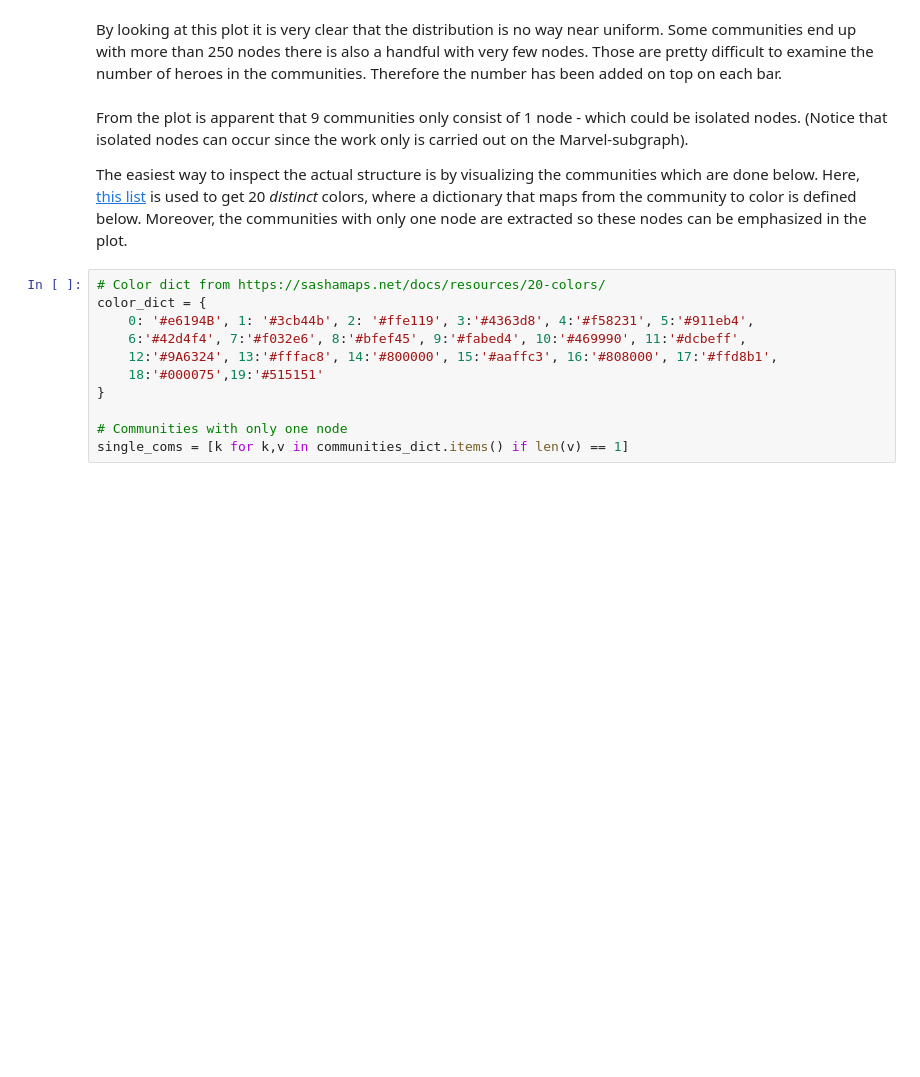
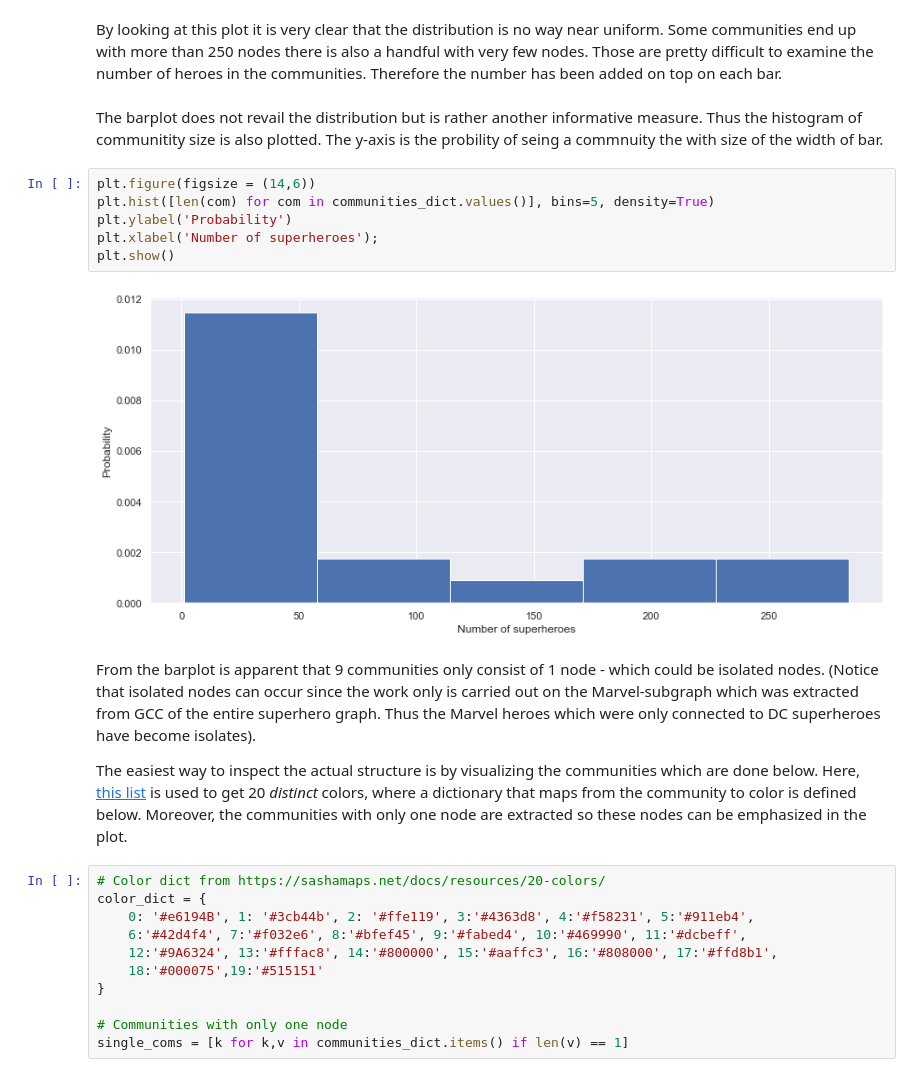
Before and after one commit to idariis/Social-Graphs-Project-E20, a Jupyter notebook: Assignment2/Assignment2.ipynb, the cells around one changed output. Saved outputs shown, nothing was run; the diff lists cells and outputs as text; blank space fills up the shorter version.

```diff
--- a/Assignment2/Assignment2.ipynb
+++ b/Assignment2/Assignment2.ipynb
@@ -604,9 +603,18 @@ plt.show()
 [figure]
 # %% [markdown]
 By looking at this plot it is very clear that the distribution is no way near uniform. Some communities end up with more than 250 nodes there is also a handful with very few nodes. Those are pretty difficult to examine the number of heroes in the communities. Therefore the number has been added on top on each bar.
+# %% [markdown]
+The barplot does not revail the distribution but is rather another informative measure. Thus the histogram of communitity size is also plotted. The y-axis is the probility of seing a commnuity the with size of the width of bar.
+# %%
+plt.figure(figsize = (14,6))
+plt.hist([len(com) for com in communities_dict.values()], bins=5, density=True)
+plt.ylabel('Probability')
+plt.xlabel('Number of superheroes');
+plt.show()
+# %% [output]
+[figure, added]
 # %% [markdown]
-
-From the plot is apparent that 9 communities only consist of 1 node -  which could be isolated nodes.  (Notice that isolated nodes can occur since the work only is carried out on the Marvel-subgraph).
+From the barplot is apparent that 9 communities only consist of 1 node -  which could be isolated nodes.  (Notice that isolated nodes can occur since the work only is carried out on the Marvel-subgraph which was extracted from GCC of the entire superhero graph. Thus the Marvel heroes which were only connected to DC superheroes have become isolates).
 
 The easiest way to inspect the actual structure is by visualizing the communities which are done below. Here, [this list](https://sashamaps.net/docs/resources/20-colors/) is used to get 20 *distinct* colors, where a dictionary that maps from the community to color is defined below. Moreover, the communities with only one node are extracted so these nodes can be emphasized in the plot.
 # %%
```
Also changed, not shown: parts of 46 cells of this notebook, 1 other file.
